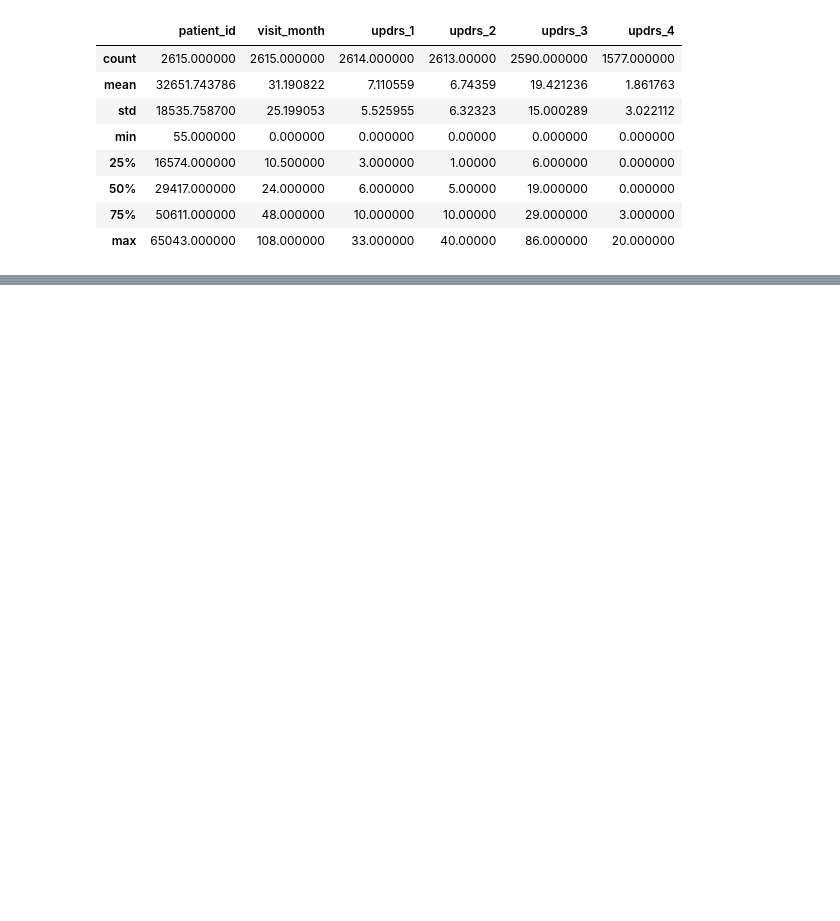
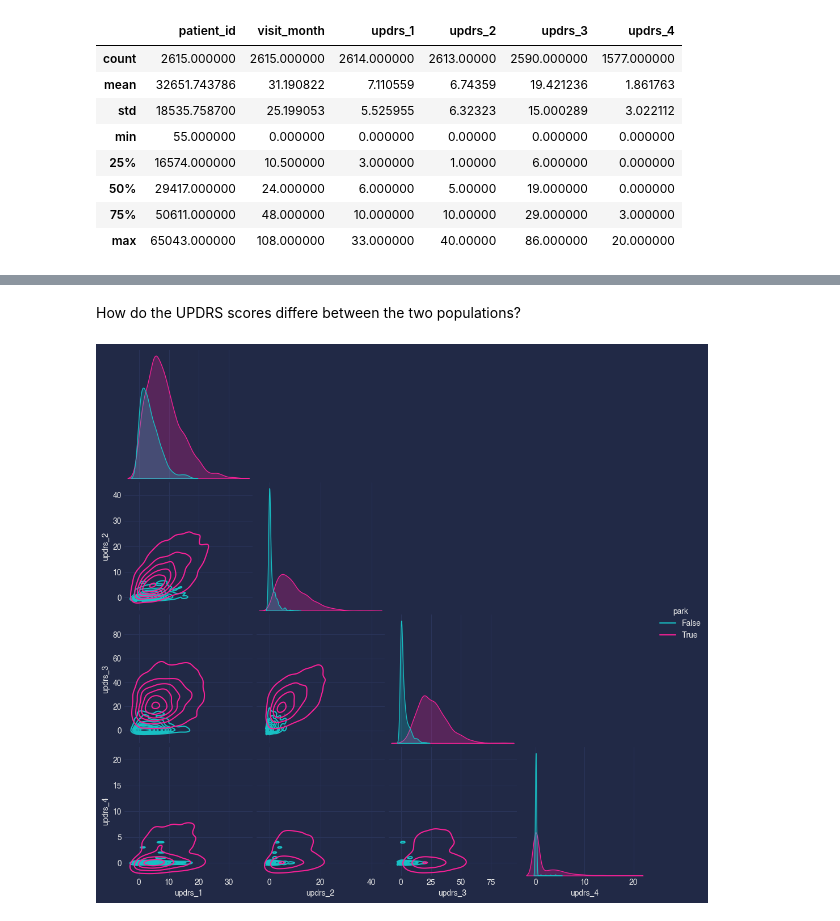
Before and after one commit to chris-hedemann/peptide-parkinsons-challenge, a Jupyter notebook: eda.ipynb, the cells around one changed output, grey strips where cells are left out. Drawn from its saved outputs; the diff is of its cells as text; code cells hidden in the pictures; blank space fills up the shorter version.

```diff
--- a/eda.ipynb
+++ b/eda.ipynb
@@ -482,0 +306,9 @@ sns.heatmap(correlations,mask=mask,cmap=)
+# %% [markdown]
+How do the UPDRS scores differe between the two populations?
+# %%
+vars = ['updrs_1','updrs_2','updrs_3','updrs_4']
+sns.pairplot(data=df,vars=vars,
+             diag_kind='kde',corner=True, kind='kde',
+             hue="park");
+# %% [output]
+[figure, added]
```
Also changed, not shown: parts of 108 cells of this notebook.
